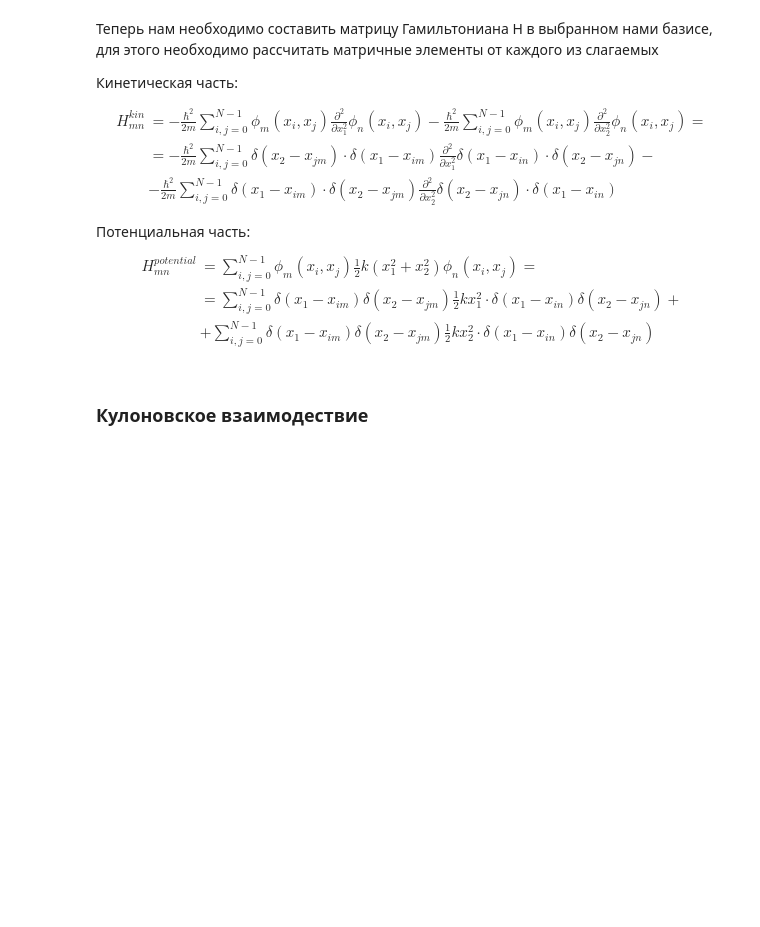
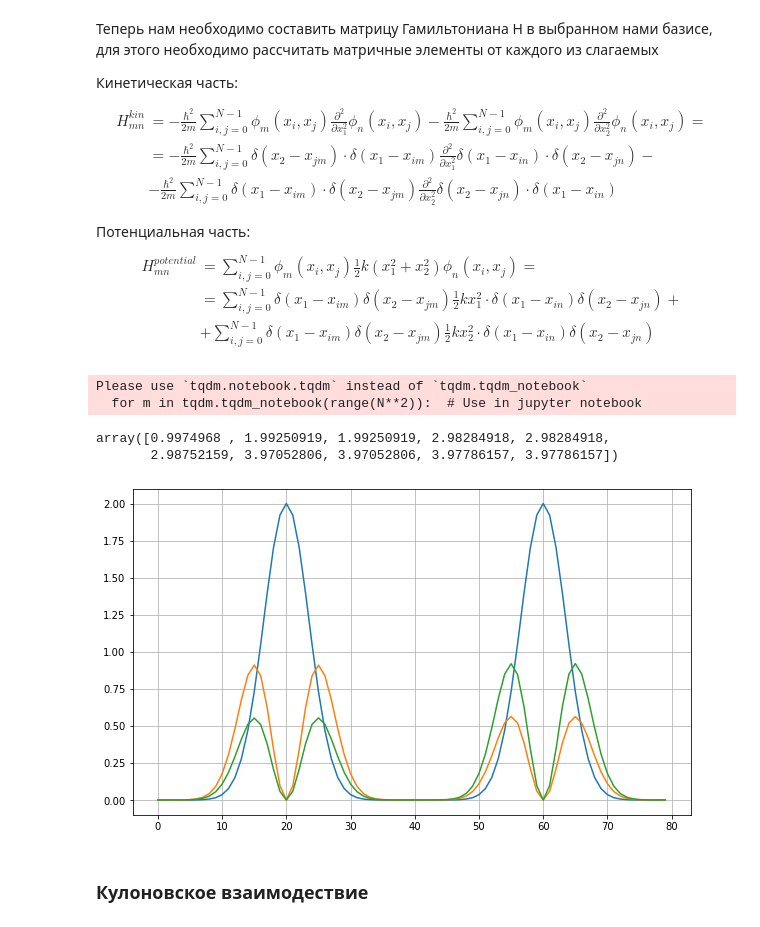
Before and after one commit to AlexLoner/Python_for_Science, a Jupyter notebook: Lecture_9/9_Lec.ipynb, the cells around one changed output. Drawn from its saved outputs; the diff is of its cells as text; code cells hidden in the pictures; blank space fills up the shorter version.

```diff
--- a/Lecture_9/9_Lec.ipynb
+++ b/Lecture_9/9_Lec.ipynb
@@ -40,3 +43,14 @@ $$\psi(x_1, x_2) = \sum_{i, j}\phi(x_{i}, x_{j}) \psi(x_1, x_2) = \sum_{i, j}\de
+# %%
+a = 4
+dx = 0.2
+x = np.arange(-a, a, dx)
+N = x.size
+# %%
+phi =np.zeros((N**2, 2*N))
+for i in range(N):
+    for j in range(N):
+        phi[i*N +j, i] = 1
+        phi[i*N +j, j + N] = 1
 # %% [markdown]
 Теперь нам необходимо составить матрицу Гамильтониана H в выбранном нами базисе, для этого необходимо рассчитать матричные элементы от каждого из слагаемых
 
@@ -60,3 +76,32 @@ $$\psi(x_1, x_2) = \sum_{i, j}\phi(x_{i}, x_{j}) \psi(x_1, x_2) = \sum_{i, j}\de
+# %%
+H = np.zeros((N**2, N**2))
+for m in tqdm.tqdm_notebook(range(N**2)):  # Use in jupyter notebook
+# for m in tqdm.tqdm(range(N**2)):  # Works anywhere
+    for n in range(N**2):
+        H[m,n] -= 0.5 * phi[m, :N][1:N-1] @ np.diff(phi[n, :N], 2) / dx**2 * phi[m, N:] @  phi[n, N:]
+        H[m,n] -= 0.5 * phi[m, N:][1:N-1] @ np.diff(phi[n, N:], 2) / dx**2 * phi[m, :N] @  phi[n, :N]
+
+        H[m,n] += 0.5 * phi[m, :N] @ (x **2 * phi[n, :N]) * phi[m, N:] @  phi[n, N:]
+        H[m,n] += 0.5 * phi[m, N:] @ (x **2 * phi[n, N:]) * phi[m, :N] @  phi[n, :N]
+# %% [output]
+Please use `tqdm.notebook.tqdm` instead of `tqdm.tqdm_notebook`
+  for m in tqdm.tqdm_notebook(range(N**2)):  # Use in jupyter notebook
+# %%
+e, v = np.linalg.eig(H)
+indx = np.argsort(e)
+# %%
+e[indx][:10]
+# %% [output]
+array([0.9974968 , 1.99250919, 1.99250919, 2.98284918, 2.98284918,
+       2.98752159, 3.97052806, 3.97052806, 3.97786157, 3.97786157])
+# %%
+plt.figure(figsize=(10, 6))
+plt.grid( lw=0.75)
+for i in range(0, 3):
+    alpha = v[:, indx[i]] @ phi
+    plt.plot(np.abs(alpha)**2)
+# %% [output]
+[figure, added]
 # %% [markdown]
 ### Кулоновское взаимодествие
 # %% [markdown]
```
Also changed, not shown: parts of 18 cells of this notebook.
